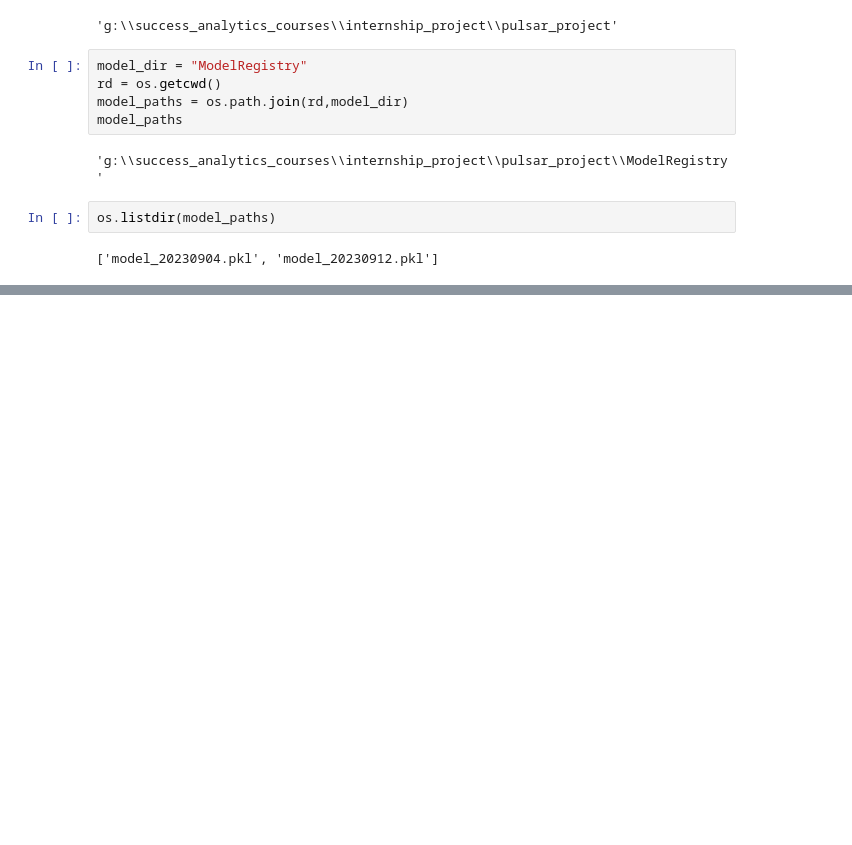
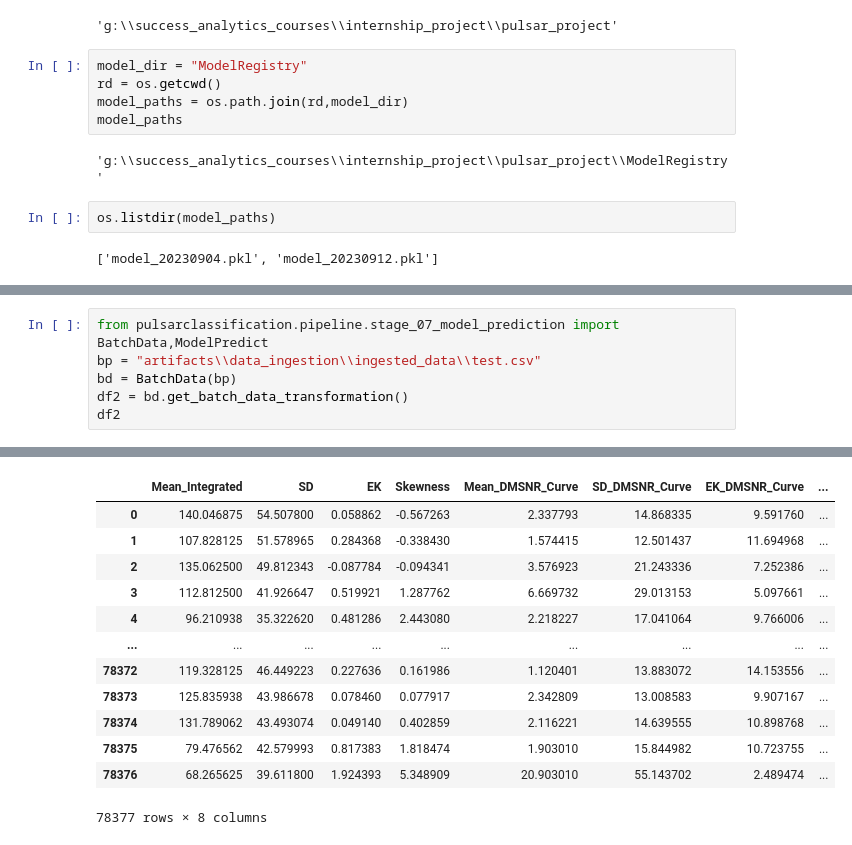
Before and after one commit to sumit-1492/pulsar_project, a Jupyter notebook: research/trials.ipynb, the cells around one changed output, grey strips where cells are left out. Drawn from its saved outputs; the diff is of its cells as text; blank space fills up the shorter version.

Commit message:
model prediction pipeline completed for instance prediction and batch prediction

```diff
--- a/research/trials.ipynb
+++ b/research/trials.ipynb
@@ -654,0 +809,7 @@ os.listdir(model_paths)
+# %%
+from pulsarclassification.pipeline.stage_07_model_prediction import BatchData,ModelPredict
+bp = "artifacts\\data_ingestion\\ingested_data\\test.csv"
+bd = BatchData(bp)
+df2 = bd.get_batch_data_transformation()
+df2
+# %% [output]
@@ -654,0 +836,13 @@ os.listdir(model_paths)
+|  | Mean_Integrated | SD | EK | Skewness | Mean_DMSNR_Curve | SD_DMSNR_Curve | EK_DMSNR_Curve | ... |
+| 0 | 140.046875 | 54.507800 | 0.058862 | -0.567263 | 2.337793 | 14.868335 | 9.591760 | ... |
+| 1 | 107.828125 | 51.578965 | 0.284368 | -0.338430 | 1.574415 | 12.501437 | 11.694968 | ... |
+| 2 | 135.062500 | 49.812343 | -0.087784 | -0.094341 | 3.576923 | 21.243336 | 7.252386 | ... |
+| 3 | 112.812500 | 41.926647 | 0.519921 | 1.287762 | 6.669732 | 29.013153 | 5.097661 | ... |
+| 4 | 96.210938 | 35.322620 | 0.481286 | 2.443080 | 2.218227 | 17.041064 | 9.766006 | ... |
+| ... | ... | ... | ... | ... | ... | ... | ... | ... |
+| 78372 | 119.328125 | 46.449223 | 0.227636 | 0.161986 | 1.120401 | 13.883072 | 14.153556 | ... |
+| 78373 | 125.835938 | 43.986678 | 0.078460 | 0.077917 | 2.342809 | 13.008583 | 9.907167 | ... |
+| 78374 | 131.789062 | 43.493074 | 0.049140 | 0.402859 | 2.116221 | 14.639555 | 10.898768 | ... |
+| 78375 | 79.476562 | 42.579993 | 0.817383 | 1.818474 | 1.903010 | 15.844982 | 10.723755 | ... |
+| 78376 | 68.265625 | 39.611800 | 1.924393 | 5.348909 | 20.903010 | 55.143702 | 2.489474 | ... |
+78377 rows × 8 columns
```
Also changed, not shown: parts of 22 cells of this notebook, 1 other file.
